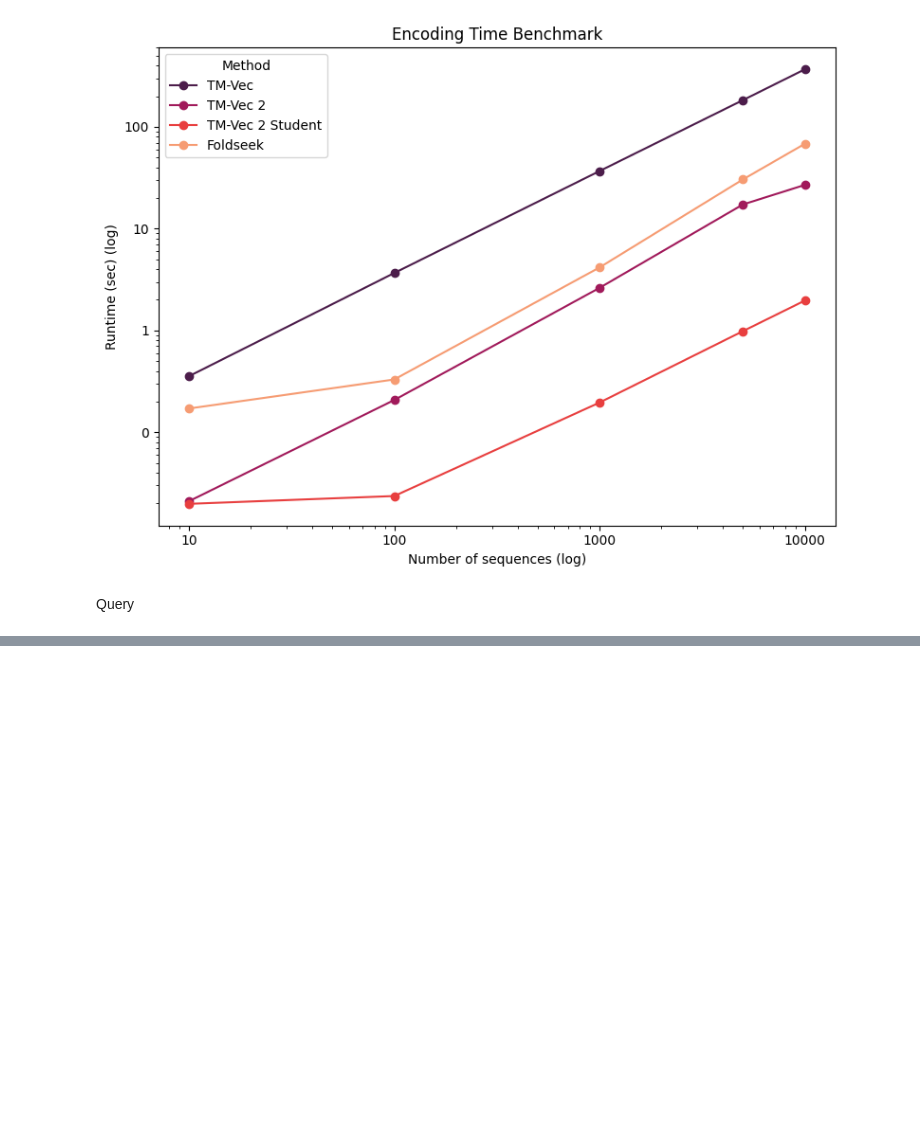
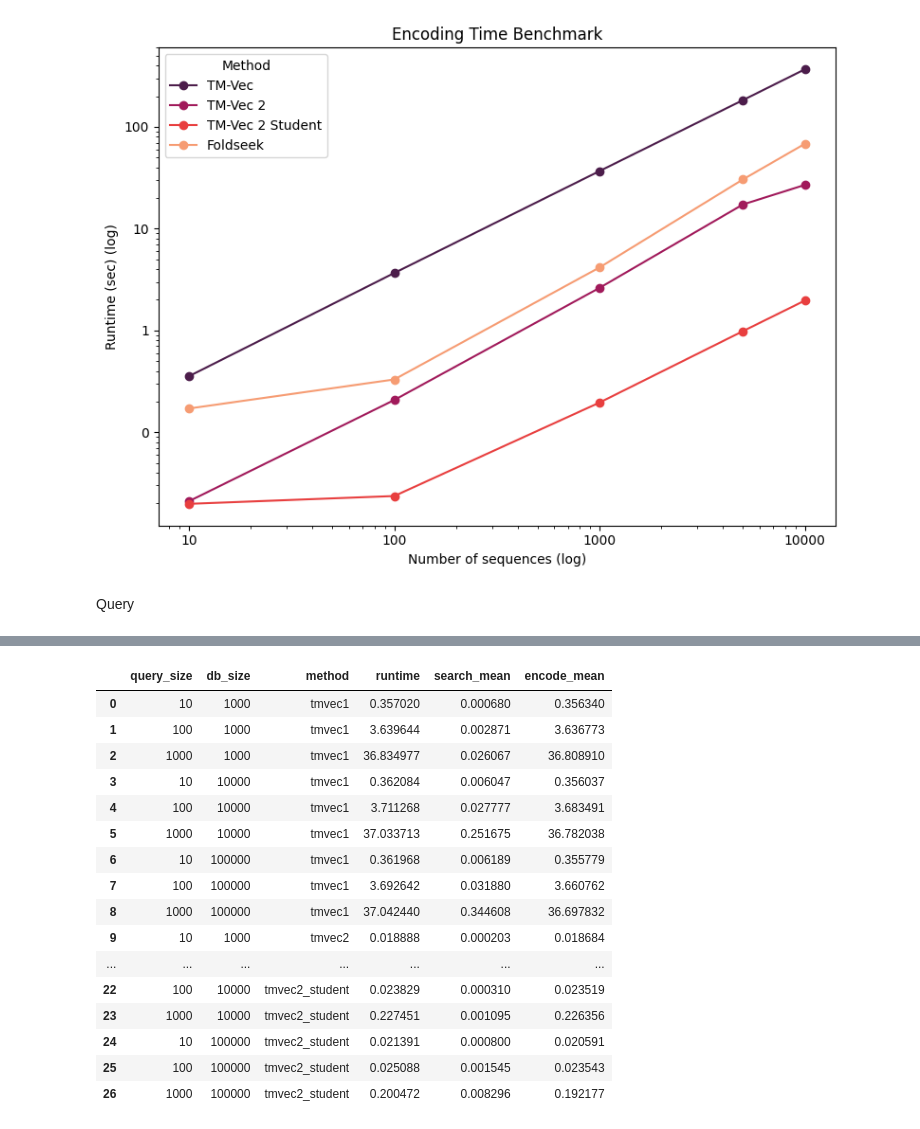
Before and after one commit to paarth-b/tmvec-bench, a Jupyter notebook: src/visualization/runtime.ipynb, the cells around one changed output, grey strips where cells are left out. Saved outputs shown, nothing was run; the diff lists cells and outputs as text; code cells hidden in the pictures; blank space fills up the shorter version.

```diff
--- a/src/visualization/runtime.ipynb
+++ b/src/visualization/runtime.ipynb
@@ -83,5 +114,30 @@ FileNotFoundError: [Errno 2] No such file or directory: 'bench/query.csv'
 # %%
-df_melt = df.melt(id_vars=['query_size', 'db_size'], var_name='method', value_name='runtime')
+# Use total_mean as the runtime metric (includes encoding + search)
+df_melt = df[['query_size', 'db_size', 'method', 'total_mean', 'search_mean', 'encode_mean']].copy()
+df_melt = df_melt.rename(columns={'total_mean': 'runtime'})
+
+# Update methods and names for query plot (no foldseek data available)
+query_methods = ['tmvec1', 'tmvec2', 'tmvec2_student']
+query_names = ['TM-Vec', 'TM-Vec 2', 'TM-Vec 2 Student']
+df_melt
+# %% [output]
+|  | query_size | db_size | method | runtime | search_mean | encode_mean |
+| 0 | 10 | 1000 | tmvec1 | 0.357020 | 0.000680 | 0.356340 |
+| 1 | 100 | 1000 | tmvec1 | 3.639644 | 0.002871 | 3.636773 |
+| 2 | 1000 | 1000 | tmvec1 | 36.834977 | 0.026067 | 36.808910 |
+| 3 | 10 | 10000 | tmvec1 | 0.362084 | 0.006047 | 0.356037 |
+| 4 | 100 | 10000 | tmvec1 | 3.711268 | 0.027777 | 3.683491 |
+| 5 | 1000 | 10000 | tmvec1 | 37.033713 | 0.251675 | 36.782038 |
+| 6 | 10 | 100000 | tmvec1 | 0.361968 | 0.006189 | 0.355779 |
+| 7 | 100 | 100000 | tmvec1 | 3.692642 | 0.031880 | 3.660762 |
+| 8 | 1000 | 100000 | tmvec1 | 37.042440 | 0.344608 | 36.697832 |
+| 9 | 10 | 1000 | tmvec2 | 0.018888 | 0.000203 | 0.018684 |
+| ... | ... | ... | ... | ... | ... | ... |
+| 22 | 100 | 10000 | tmvec2_student | 0.023829 | 0.000310 | 0.023519 |
+| 23 | 1000 | 10000 | tmvec2_student | 0.227451 | 0.001095 | 0.226356 |
+| 24 | 10 | 100000 | tmvec2_student | 0.021391 | 0.000800 | 0.020591 |
+| 25 | 100 | 100000 | tmvec2_student | 0.025088 | 0.001545 | 0.023543 |
+| 26 | 1000 | 100000 | tmvec2_student | 0.200472 | 0.008296 | 0.192177 |
 # %%
 db_sizes = [1000, 10000, 100000]
 # %%
```
Also changed, not shown: parts of 2 cells of this notebook, 18 other files.
